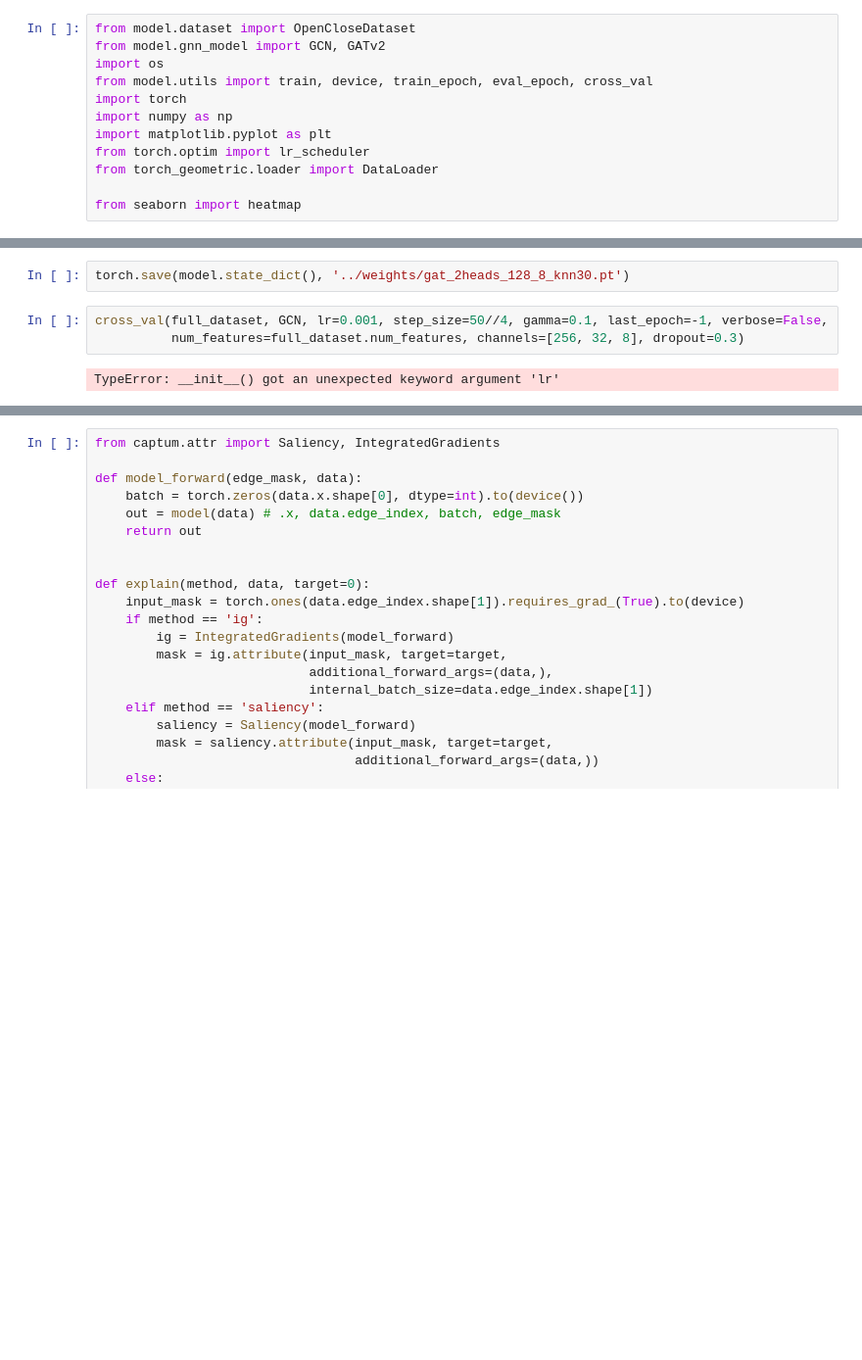
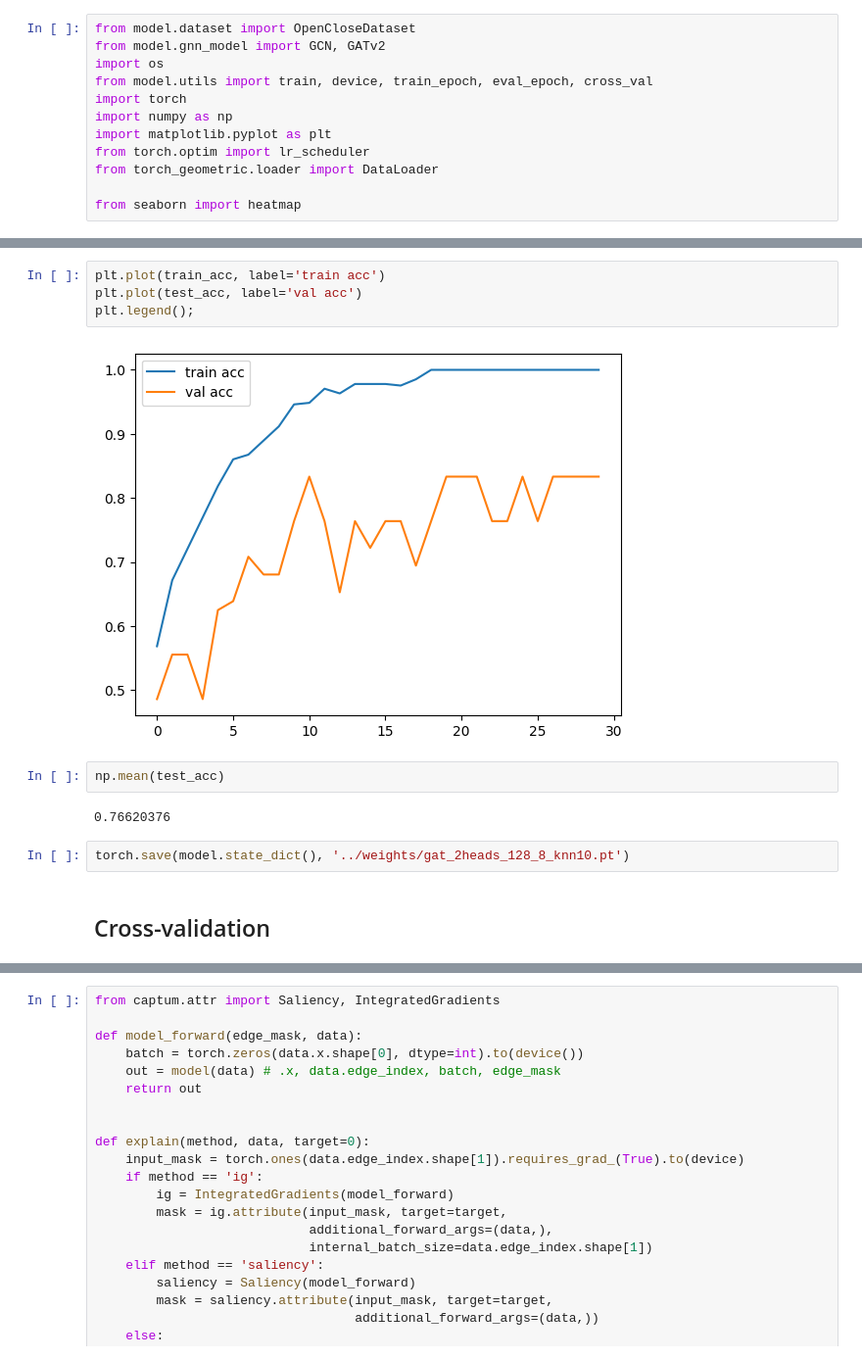
Before and after one commit to myxa/Open_Close_GNN, a Jupyter notebook: notebooks/model_training.ipynb, the cells around one changed output, grey strips where cells are left out. Shown: that part at 98% size. Cells and saved outputs as stored; diff of their text form; blank space fills up the shorter version.

```diff
--- a/notebooks/model_training.ipynb
+++ b/notebooks/model_training.ipynb
@@ -249,8 +140,15 @@ plt.plot(val_loss);
+# %%
+plt.plot(train_acc, label='train acc')
+plt.plot(test_acc, label='val acc')
+plt.legend();
+# %% [output]
+[figure, added]
+# %%
+np.mean(test_acc)
+# %% [output]
+0.76620376
 # %%
-torch.save(model.state_dict(), '../weights/gat_2heads_128_8_knn30.pt')
+torch.save(model.state_dict(), '../weights/gat_2heads_128_8_knn10.pt')
-# %%
-cross_val(full_dataset, GCN, lr=0.001, step_size=50//4, gamma=0.1, last_epoch=-1, verbose=False,
-          num_features=full_dataset.num_features, channels=[256, 32, 8], dropout=0.3)
-# %% [output]
-TypeError: __init__() got an unexpected keyword argument 'lr'
+# %% [markdown]
+## Cross-validation
 # %%
```
Also changed, not shown: parts of 27 cells of this notebook, 3 other files.
